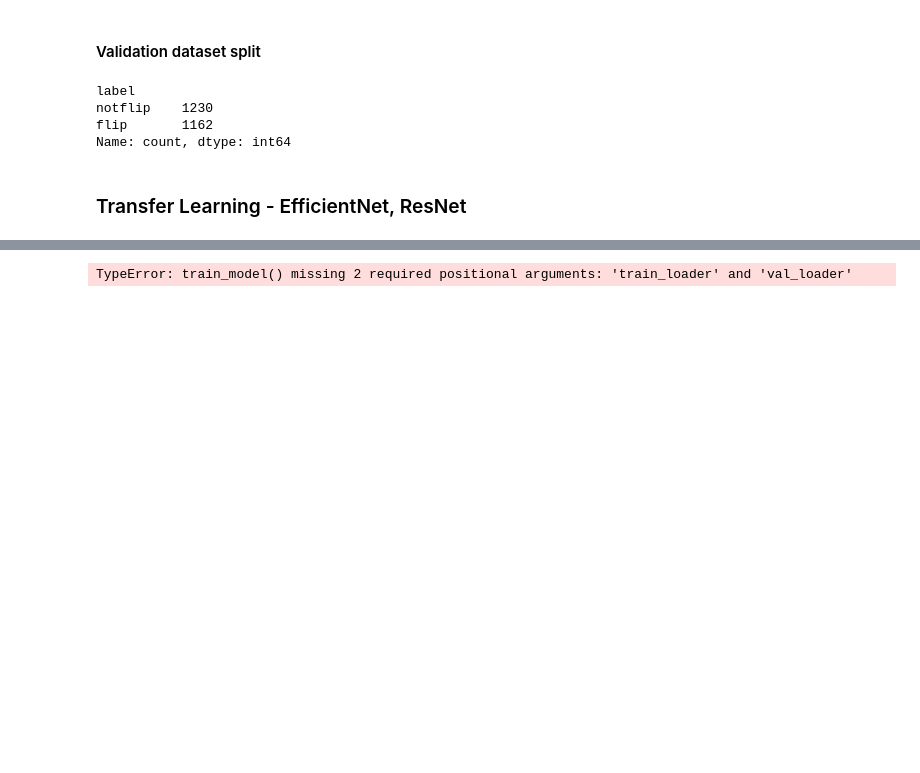
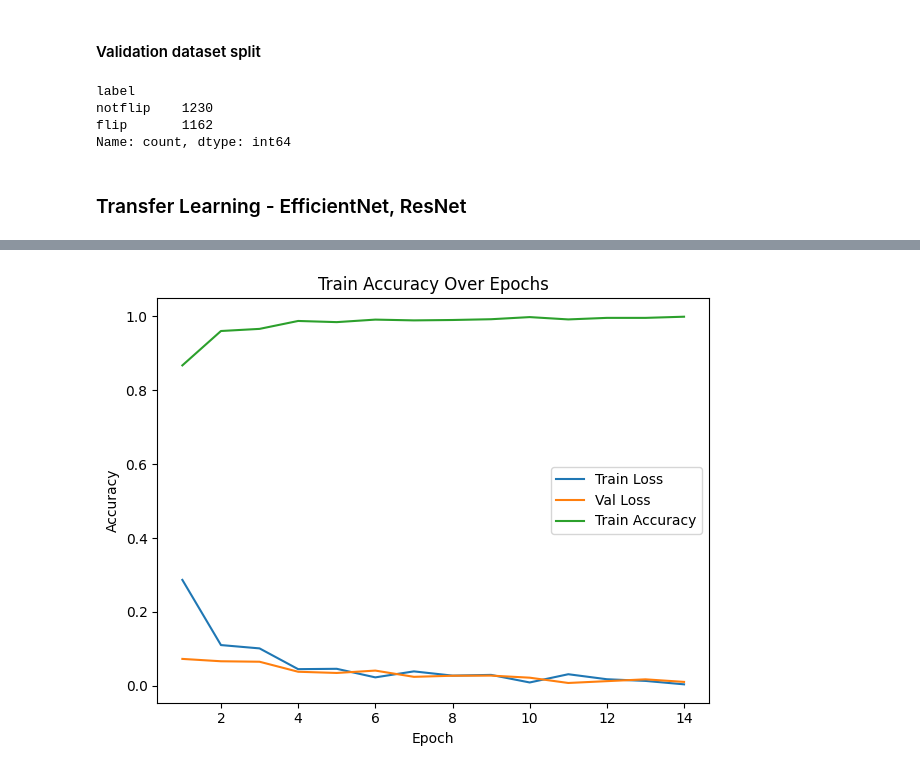
Before and after one commit to shinnew9/Apziva_practice_code, a Jupyter notebook: Project4-MonReader/2nd_TransferLearning_EfficientNet,ResNet.ipynb, the cells around one changed output, grey strips where cells are left out. Drawn from its saved outputs; the diff is of its cells as text; code cells hidden in the pictures; blank space fills up the shorter version.

```diff
--- a/Project4-MonReader/2nd_TransferLearning_EfficientNet,ResNet.ipynb
+++ b/Project4-MonReader/2nd_TransferLearning_EfficientNet,ResNet.ipynb
@@ -326,16 +376,13 @@ EfficientNet(
 # %%
-# overfitting -> and if it was test set, th
-# incorporating early stopping criteria
-# how to do: let's say for every epochs,
+print("Training ResNet...")
+trained_resnet_model = train_model(resnet_model,  # model
+                                   optimizer_res, # Optimizer
+                                   train_loader,  # Loading the training data
+                                   val_loader,    # Loading the validation dataset
+                                   num_epochs=20, # Number of Epochs
+                                   patience=3)     # Early stopping patience
 
-print("Training EfficientNet...")
-train_model(eff_model, optimizer_eff)
-
-print("Training ResNet...")
-train_model(resnet_model, optimizer_res)
-
-
-# transfer leraning is about training the model for certain dataset, modify the architectures, add some layers for the classification purposes, and finetunie to the
+# transfer leraning is about training the model for certain dataset, modify the architectures, add some layers for the classification purposes, and finetune to the
 # utilize the previosuly learned weights, transferring the learning from the imagenet to the customzied tasks
 # the model is learned to the task and take the weights and
 # %% [output]
@@ -343,4 +405,4 @@ Training EfficientNet...
-TypeError: train_model() missing 2 required positional arguments: 'train_loader' and 'val_loader'
+[figure, added]
 # %%
 from sklearn.metrics import classification_report, confusion_matrix
 import seaborn as sns
```
Also changed, not shown: parts of 14 cells of this notebook.
